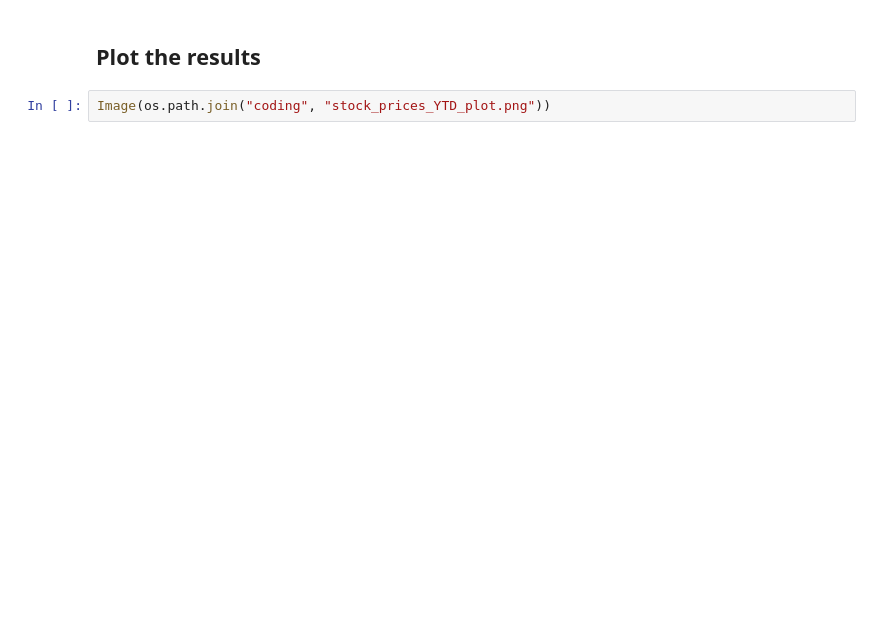
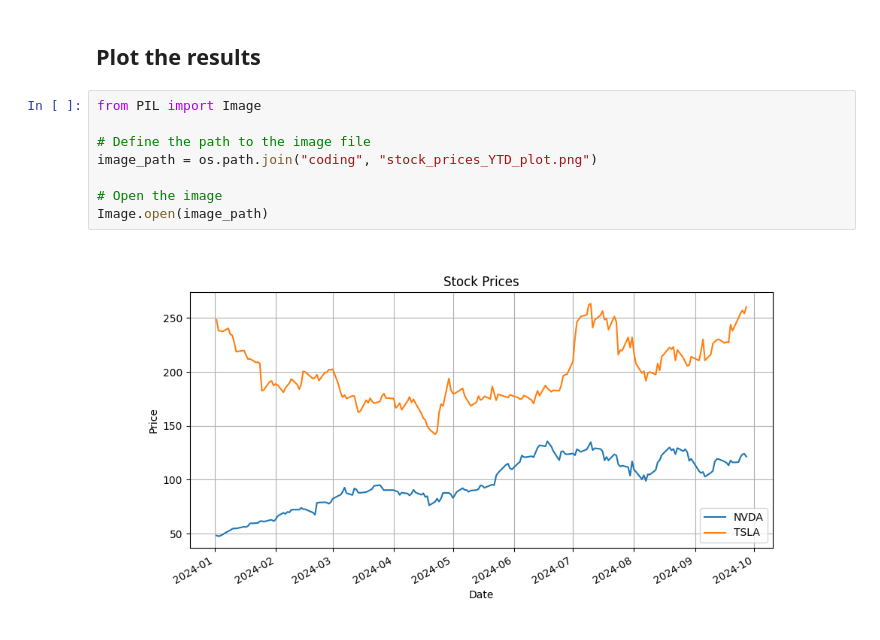
Before and after one commit to LinkedInLearning/building-ai-agents-with-autogen-3918551, a Jupyter notebook: 05_04_e.ipynb, the cells around one changed output. Drawn from its saved outputs; the diff is of its cells as text; blank space fills up the shorter version.

```diff
--- a/05_04_e.ipynb
+++ b/05_04_e.ipynb
@@ -108,4 +161,12 @@ chat_result = code_executor_agent.initiate_chat(
 # %% [markdown]
 ## Plot the results
 # %%
-Image(os.path.join("coding", "stock_prices_YTD_plot.png"))
+from PIL import Image
+
+# Define the path to the image file
+image_path = os.path.join("coding", "stock_prices_YTD_plot.png")
+
+# Open the image
+Image.open(image_path)
+# %% [output]
+[figure, added]
```
Also changed, not shown: parts of 7 cells of this notebook, 2 other files.
